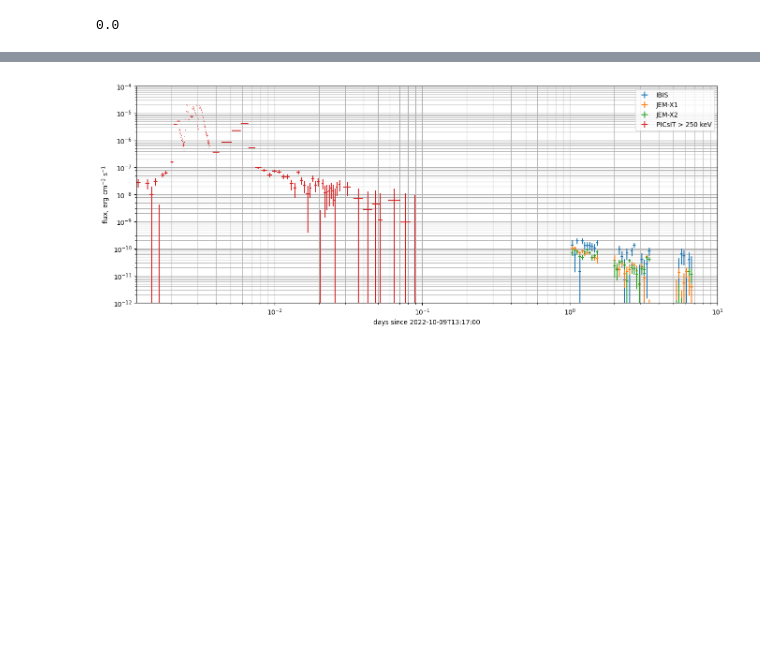
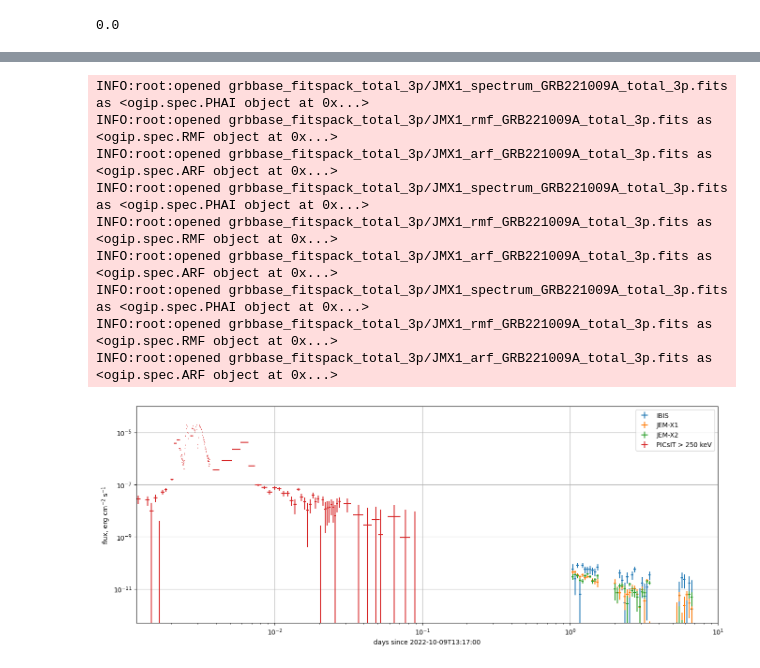
Before and after one commit to volodymyrss/grb221009, a Jupyter notebook: afterglow.ipynb, the cells around one changed output, grey strips where cells are left out. Drawn from its saved outputs; the diff is of its cells as text; code cells hidden in the pictures; blank space fills up the shorter version.

```diff
--- a/afterglow.ipynb
+++ b/afterglow.ipynb
@@ -94,3 +123,27 @@ picsit_lc['dt']  = np.concatenate([[0], np.array(picsit_lc['mjd'])[1:] - np.arra
 picsit_lc['dt'].min()
 # %% [output]
 0.0
+# %%
+import ogip.core
+import ogip.tools
+
+import importlib
+
+importlib.reload(ogip.tools)
+
+
+def get_conversion(instr):
+    pha = ogip.core.open_something(f"grbbase_fitspack_{focus_obs_name}/{instr}_spectrum_GRB221009A_{focus_obs_name}.fits")
+    rmf = ogip.core.open_something(f"grbbase_fitspack_{focus_obs_name}/{instr}_rmf_GRB221009A_{focus_obs_name}.fits")
+    arf = ogip.core.open_something(f"grbbase_fitspack_{focus_obs_name}/{instr}_arf_GRB221009A_{focus_obs_name}.fits")
+
+
+    model_generator = lambda p:(lambda x:(p[0]*(x/25.)))
+    fit_result, fitted_model = ogip.tools.fit(model_generator, [7e-5], pha, rmf, None,
+                                            mask=~np.isnan(pha._rate))
+
+    # TODO: check
+    return ogip.tools.get_unfolding_factor(fitted_model, rmf, arf) * u.keV.to(u.erg)
+
+
+get_conversion('IBIS').mean(), 1e-8/200
@@ -109,10 +167,13 @@ ijd2plot = lambda t:(t- T0_ijd)
 plt.axhline(0, lw=2, c='k', alpha=0.5)
 
 
-for label, d in [('IBIS', fits.open("grbbase_fitspack_lc_total_3p/IBIS_lc_GRB221009A.fits")[1].data),
-                 ('JEM-X1', fits.open("grbbase_fitspack_lc_total_3p/JMX1_lc_GRB221009A.fits")[1].data),
-                 ('JEM-X2', fits.open("grbbase_fitspack_lc_total_3p/JMX2_lc_GRB221009A.fits")[1].data)
+for label, n in [('IBIS', 'IBIS'),
+                 ('JEM-X1', 'JMX1'),
+                 ('JEM-X2', 'JMX2')
                 ]:
+
+    d = fits.open(f"grbbase_fitspack_lc_total_3p/{n}_lc_GRB221009A.fits")[1].data
+    conversion_factor = get_conversion('JMX1').mean()
 
     # plt.errorbar(ijd2plot(isgri_lc['TIME']), isgri_lc['RATE'], isgri_lc['ERROR'])
 
@@ -124,6 +185,7 @@ for label, d in [('IBIS', fits.open("grbbase_fitspack_lc_total_3p/IBIS_lc_GRB221
     m = re < np.nanmedian(re)*3
 
     factor = 1e-8/200
+    factor = conversion_factor
 
     plt.errorbar(
         Tc[m],
@@ -138,35 +200,45 @@ m = (picsit_lc.mjd - (T0_ijd + 51544)) < 0.1
 
 plt.errorbar(
     (picsit_lc.mjd - (T0_ijd + 51544))[m],
     picsit_lc.flux[m],
     picsit_lc.flux_err[m],
     xerr=picsit_lc.dt[m]/2,
     ls="",
     label='PICsIT > 250 keV'
 )
 
 # TODO: picsit erange
 
 plt.xlim([100./24/3600, 10])
-plt.ylim([1e-12, 1e-4])
+plt.ylim([0.5e-12, 1e-4])
 
-plt.grid(which='both')
+# plt.grid(which='both')
+plt.grid()
 
 plt.legend()
 
 plt.xlabel(f"days since {T0_isot}")
 plt.ylabel("flux, erg cm$^{-2}$ s$^{-1}$")
 
 # plt.semilogx()
 plt.loglog()
 
 plt.savefig("lc.png")
 plt.savefig("lc.pdf")
 
 # TODO: plot early AG SPI-ACS
 # TODO: plot model fit
 # TODO: plot rings contribution approx
 # %% [output]
+INFO:root:opened grbbase_fitspack_total_3p/JMX1_spectrum_GRB221009A_total_3p.fits as <ogip.spec.PHAI object at 0x...>
+INFO:root:opened grbbase_fitspack_total_3p/JMX1_rmf_GRB221009A_total_3p.fits as <ogip.spec.RMF object at 0x...>
+INFO:root:opened grbbase_fitspack_total_3p/JMX1_arf_GRB221009A_total_3p.fits as <ogip.spec.ARF object at 0x...>
+INFO:root:opened grbbase_fitspack_total_3p/JMX1_spectrum_GRB221009A_total_3p.fits as <ogip.spec.PHAI object at 0x...>
+INFO:root:opened grbbase_fitspack_total_3p/JMX1_rmf_GRB221009A_total_3p.fits as <ogip.spec.RMF object at 0x...>
+INFO:root:opened grbbase_fitspack_total_3p/JMX1_arf_GRB221009A_total_3p.fits as <ogip.spec.ARF object at 0x...>
+INFO:root:opened grbbase_fitspack_total_3p/JMX1_spectrum_GRB221009A_total_3p.fits as <ogip.spec.PHAI object at 0x...>
+INFO:root:opened grbbase_fitspack_total_3p/JMX1_rmf_GRB221009A_total_3p.fits as <ogip.spec.RMF object at 0x...>
+INFO:root:opened grbbase_fitspack_total_3p/JMX1_arf_GRB221009A_total_3p.fits as <ogip.spec.ARF object at 0x...>
-[figure, old version]
+[figure, new version]
 # %%
 lc_pdf="lc.pdf"
```
Also changed, not shown: parts of 6 cells of this notebook, 3 other files.
